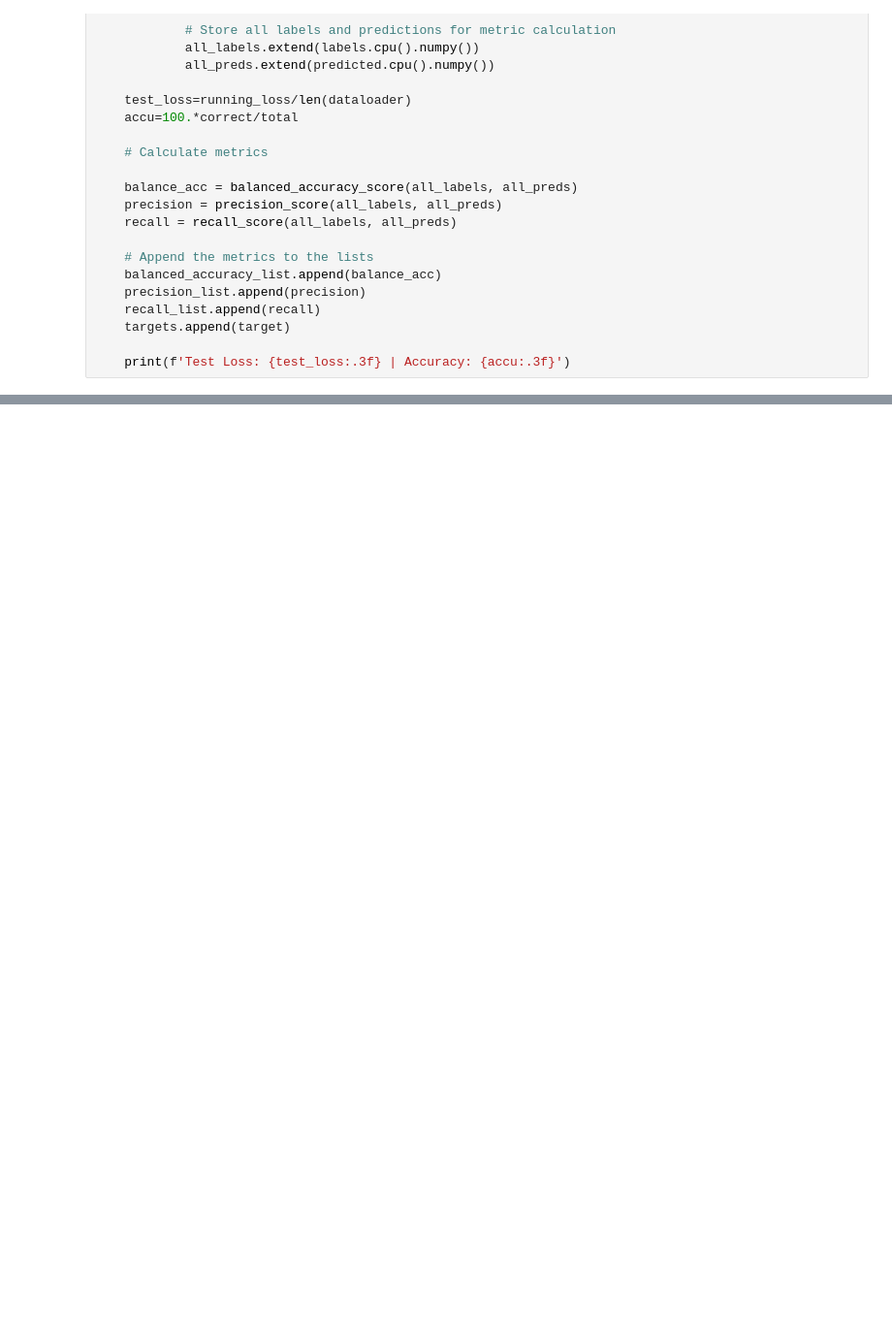
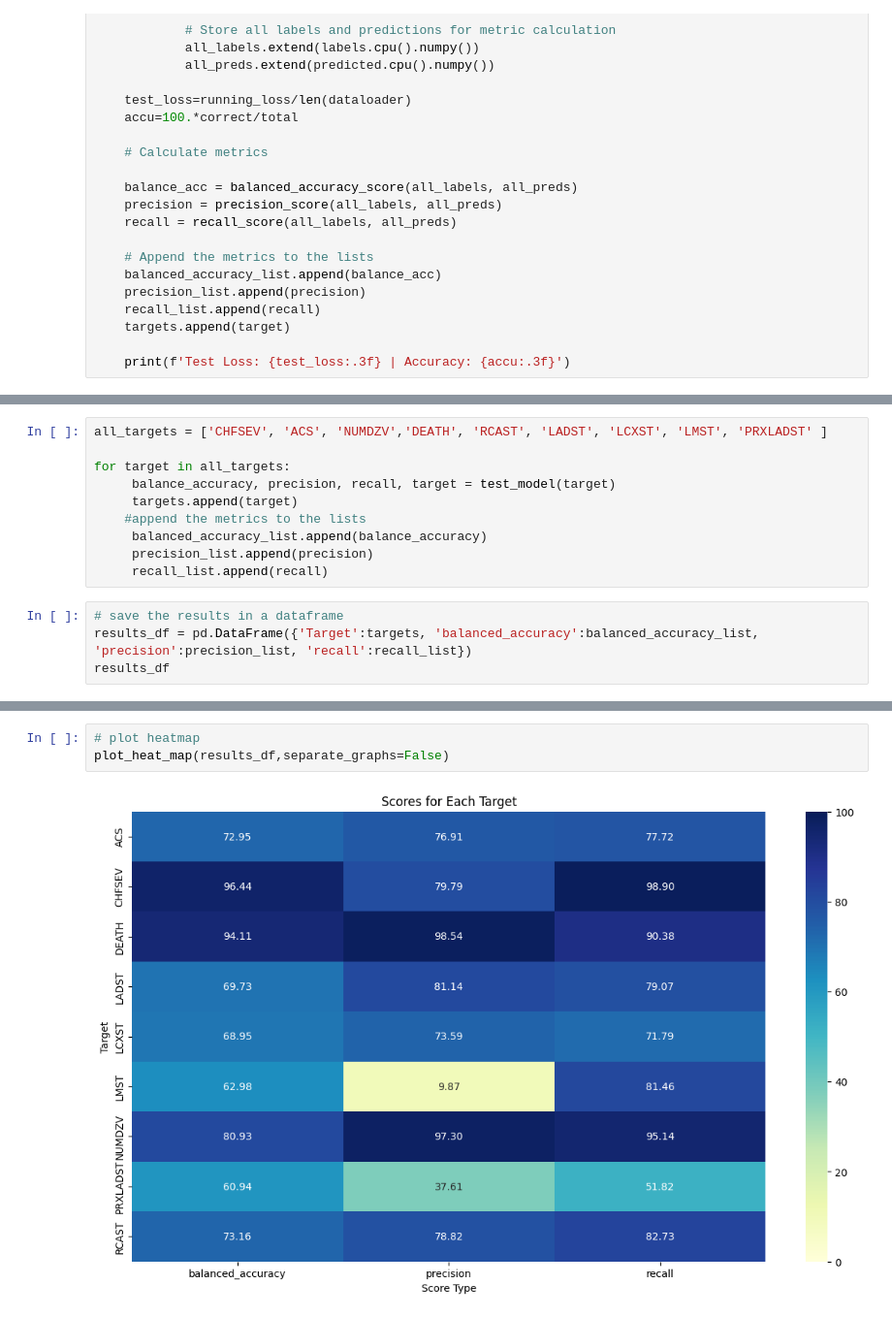
Before and after one commit to charbel30/deep-learning-model, a Jupyter notebook: pipe_final.ipynb, the cells around one changed output, grey strips where cells are left out. Shown at 97% size. Cells and saved outputs as stored; diff of their text form; blank space fills up the shorter version.

```diff
--- a/pipe_final.ipynb
+++ b/pipe_final.ipynb
@@ -249,0 +167,14 @@ results
+# %%
+all_targets = ['CHFSEV', 'ACS', 'NUMDZV','DEATH', 'RCAST', 'LADST', 'LCXST', 'LMST', 'PRXLADST' ]
+
+for target in all_targets:
+     balance_accuracy, precision, recall, target = test_model(target)
+     targets.append(target)
+    #append the metrics to the lists
+     balanced_accuracy_list.append(balance_accuracy)
+     precision_list.append(precision)
+     recall_list.append(recall)
+# %%
+# save the results in a dataframe
+results_df = pd.DataFrame({'Target':targets, 'balanced_accuracy':balanced_accuracy_list, 'precision':precision_list, 'recall':recall_list})
+results_df
@@ -249,0 +192,5 @@ results
+# %%
+# plot heatmap
+plot_heat_map(results_df,separate_graphs=False)
+# %% [output]
+[figure, added]
```
Also changed, not shown: parts of 8 cells of this notebook, 34 other files.
